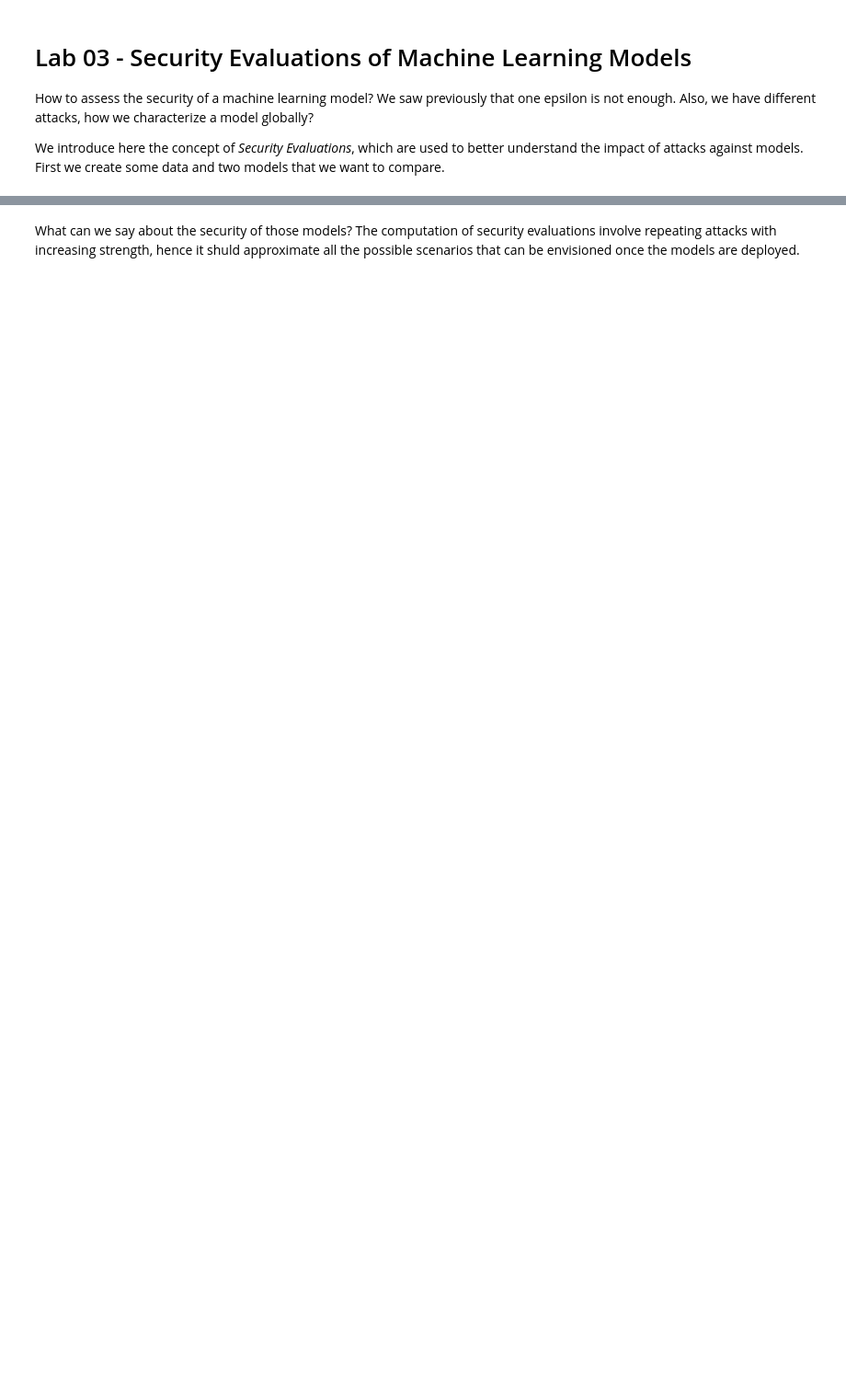
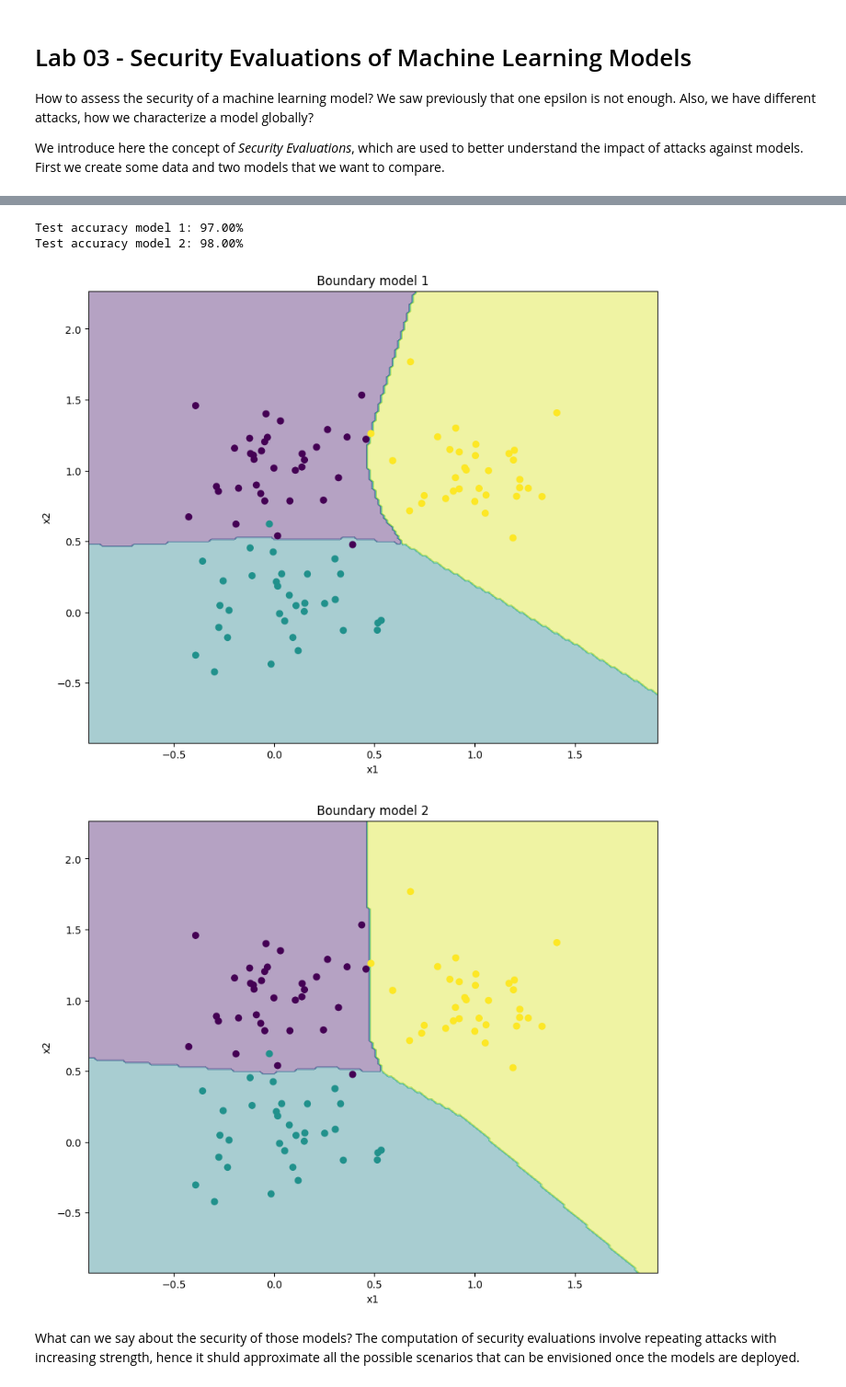
Before and after one commit to zangobot/teaching_material, a Jupyter notebook: 03-SecurityEvaluations.ipynb, the cells around one changed output, grey strips where cells are left out. Shown at 92% size. Cells and saved outputs as stored; diff of their text form; code cells hidden in the pictures; blank space fills up the shorter version.

```diff
--- a/03-SecurityEvaluations.ipynb
+++ b/03-SecurityEvaluations.ipynb
@@ -94,3 +309,58 @@ Test accuracy model 2: 98.00%
+# %%
+class Net(torch.nn.Module):
+    def __init__(self):
+        super(Net, self).__init__()
+        self.fc1 = torch.nn.Linear(2, 16)  # Input layer to hidden layer
+        self.fc2 = torch.nn.Linear(16, 16) # Hidden layer to hidden layer
+        self.fc3 = torch.nn.Linear(16, 3)  # Hidden layer to output layer
+        self.relu = torch.nn.ReLU()         # ReLU activation function
+
+    def forward(self, x):
+        x = self.relu(self.fc1(x))  # Apply first layer and ReLU
+        x = self.relu(self.fc2(x))  # Apply second layer and ReLU
+        x = self.fc3(x)             # Apply output layer (no activation here)
+        return x
+
+class Net2(torch.nn.Module):
+    def __init__(self):
+        super(Net2, self).__init__()
+        self.fc1 = torch.nn.Linear(2, 4)  # Input layer to hidden layer
+        self.fc2 = torch.nn.Linear(4, 4)
+        self.fc3 = torch.nn.Linear(4, 3)
+        self.relu = torch.nn.ReLU()
+
+    def forward(self, x):
+        x = self.relu(self.fc1(x))  # Apply first layer and ReLU
+        x = self.relu(self.fc2(x))  # Apply second layer and ReLU
+        x = self.fc3(x)             # Apply output layer (no activation here)
+        return x
+# %%
+model1 = Net()
+optimizer = torch.optim.Adam(model1.parameters(), lr=0.01)
+criterion = torch.nn.CrossEntropyLoss()
+trainer = BasePyTorchTrainer(optimizer=optimizer, loss=criterion, epochs=50)
+secmlt_model = BasePytorchClassifier(model1, trainer=trainer)
+secmlt_model.train(tr_dataloader)
+
+model2 = Net2()
+optimizer = torch.optim.Adam(model2.parameters(), lr=0.01)
+trainer = BasePyTorchTrainer(optimizer=optimizer, loss=criterion, epochs=50)
+secmlt_model2 = BasePytorchClassifier(model2, trainer=trainer)
+secmlt_model2.train(tr_dataloader)
+
+accuracy1 = Accuracy()(secmlt_model, ts_dataloader)
+accuracy2 = Accuracy()(secmlt_model2, ts_dataloader)
+print("Test accuracy model 1: {:.2f}%".format(accuracy1 * 100))
+print("Test accuracy model 2: {:.2f}%".format(accuracy2 * 100))
+# %% [output]
+Test accuracy model 1: 97.00%
+Test accuracy model 2: 98.00%
+# %%
+plot_decision_regions(model1, X_test, y_test, "Boundary model 1")
+plot_decision_regions(model2, X_test, y_test, "Boundary model 2")
+# %% [output]
+[figure, added]
+[figure, added]
 # %% [markdown]
 What can we say about the security of those models? The computation of security evaluations involve repeating attacks with increasing strength, hence it shuld approximate all the possible scenarios that can be envisioned once the models are deployed.
 # %%
```
Also changed, not shown: parts of 12 cells of this notebook, 2 other files.
